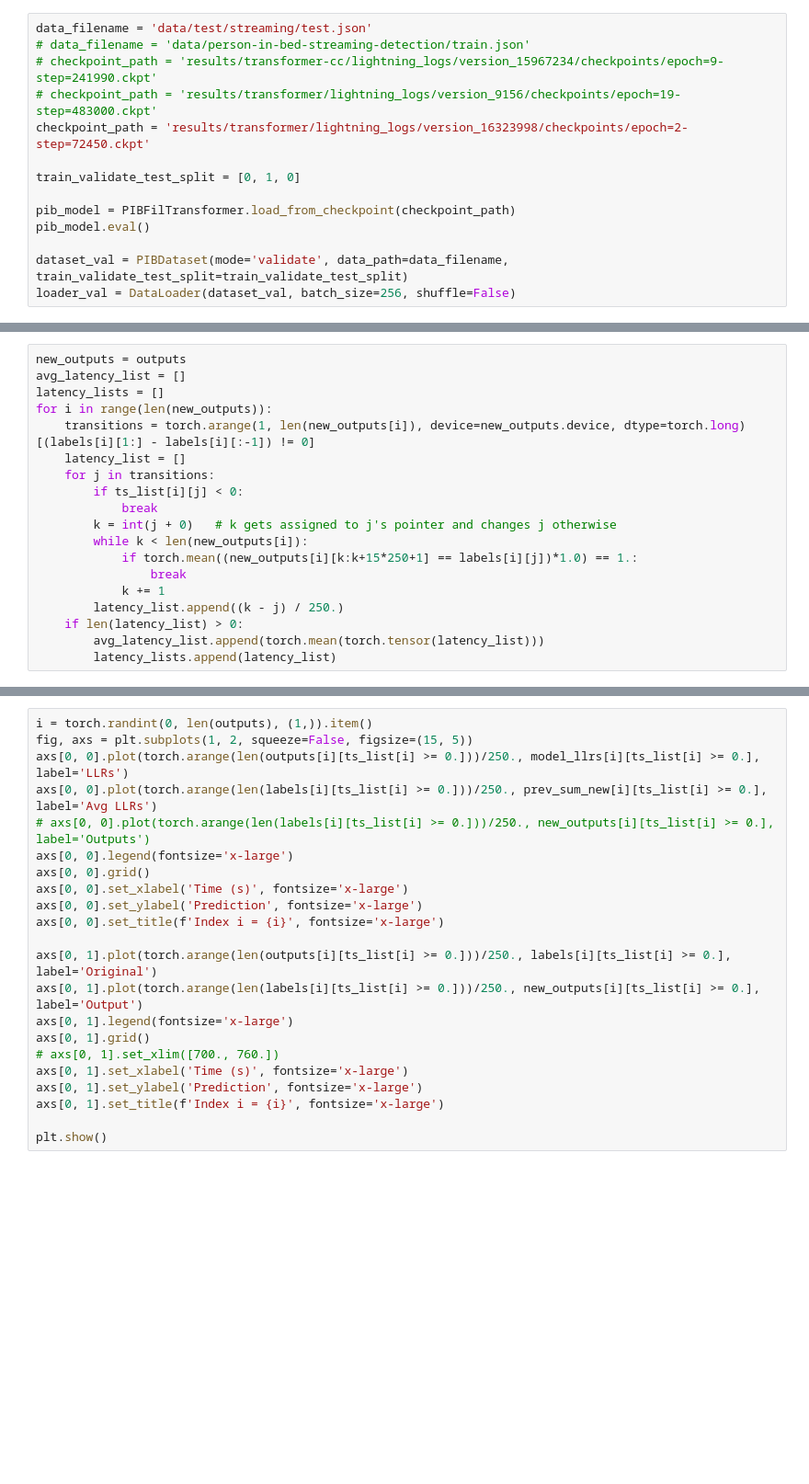
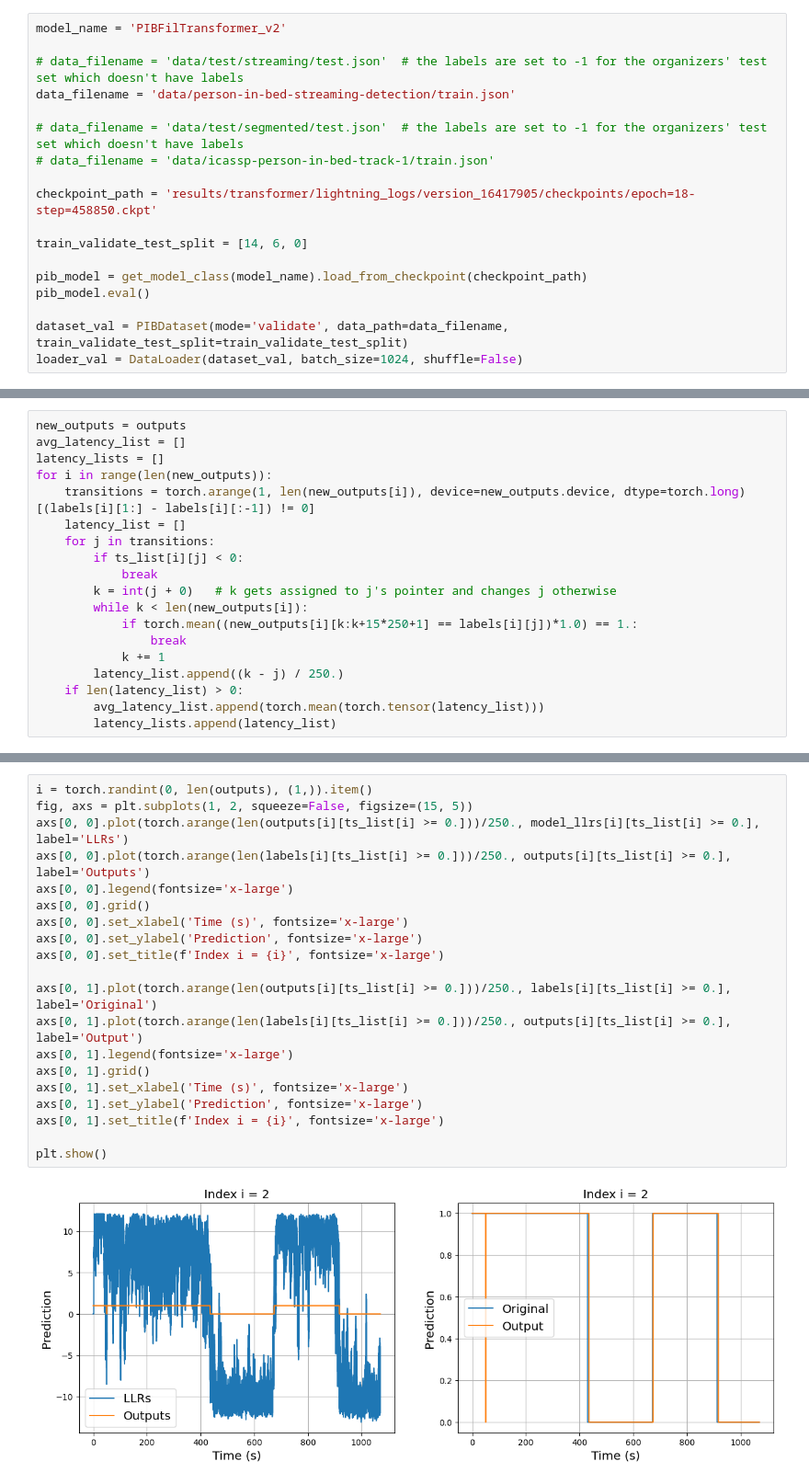
Before and after one commit to bakhil/pib, a Jupyter notebook: test-streaming.ipynb, the cells around one changed output, grey strips where cells are left out. Shown at 92% size. Cells and saved outputs as stored; diff of their text form; blank space fills up the shorter version.

Commit message:
Cleaned up model

```diff
--- a/test-streaming.ipynb
+++ b/test-streaming.ipynb
@@ -6,18 +6,22 @@ from dataset import PIBDataset
 from torch.utils.data import DataLoader
 import lightning as L
 # %%
-data_filename = 'data/test/streaming/test.json'
-# data_filename = 'data/person-in-bed-streaming-detection/train.json'
-# checkpoint_path = 'results/transformer-cc/lightning_logs/version_15967234/checkpoints/epoch=9-step=241990.ckpt'
-# checkpoint_path = 'results/transformer/lightning_logs/version_9156/checkpoints/epoch=19-step=483000.ckpt'
-checkpoint_path = 'results/transformer/lightning_logs/version_16323998/checkpoints/epoch=2-step=72450.ckpt'
+model_name = 'PIBFilTransformer_v2'
 
-train_validate_test_split = [0, 1, 0]
+# data_filename = 'data/test/streaming/test.json'  # the labels are set to -1 for the organizers' test set which doesn't have labels
+data_filename = 'data/person-in-bed-streaming-detection/train.json'
 
-pib_model = PIBFilTransformer.load_from_checkpoint(checkpoint_path)
+# data_filename = 'data/test/segmented/test.json'  # the labels are set to -1 for the organizers' test set which doesn't have labels
+# data_filename = 'data/icassp-person-in-bed-track-1/train.json'
+
+checkpoint_path = 'results/transformer/lightning_logs/version_16417905/checkpoints/epoch=18-step=458850.ckpt'
+
+train_validate_test_split = [14, 6, 0]
+
+pib_model = get_model_class(model_name).load_from_checkpoint(checkpoint_path)
 pib_model.eval()
 
 dataset_val = PIBDataset(mode='validate', data_path=data_filename, train_validate_test_split=train_validate_test_split)
-loader_val = DataLoader(dataset_val, batch_size=256, shuffle=False)
+loader_val = DataLoader(dataset_val, batch_size=1024, shuffle=False)
 # %%
 print(len(dataset_val))
@@ -72,22 +100,22 @@ print(torch.mean(torch.tensor(add_to_list)))
 # %%
 i = torch.randint(0, len(outputs), (1,)).item()
 fig, axs = plt.subplots(1, 2, squeeze=False, figsize=(15, 5))
 axs[0, 0].plot(torch.arange(len(outputs[i][ts_list[i] >= 0.]))/250., model_llrs[i][ts_list[i] >= 0.], label='LLRs')
-axs[0, 0].plot(torch.arange(len(labels[i][ts_list[i] >= 0.]))/250., prev_sum_new[i][ts_list[i] >= 0.], label='Avg LLRs')
-# axs[0, 0].plot(torch.arange(len(labels[i][ts_list[i] >= 0.]))/250., new_outputs[i][ts_list[i] >= 0.], label='Outputs')
+axs[0, 0].plot(torch.arange(len(labels[i][ts_list[i] >= 0.]))/250., outputs[i][ts_list[i] >= 0.], label='Outputs')
 axs[0, 0].legend(fontsize='x-large')
 axs[0, 0].grid()
 axs[0, 0].set_xlabel('Time (s)', fontsize='x-large')
 axs[0, 0].set_ylabel('Prediction', fontsize='x-large')
 axs[0, 0].set_title(f'Index i = {i}', fontsize='x-large')
 
 axs[0, 1].plot(torch.arange(len(outputs[i][ts_list[i] >= 0.]))/250., labels[i][ts_list[i] >= 0.], label='Original')
-axs[0, 1].plot(torch.arange(len(labels[i][ts_list[i] >= 0.]))/250., new_outputs[i][ts_list[i] >= 0.], label='Output')
+axs[0, 1].plot(torch.arange(len(labels[i][ts_list[i] >= 0.]))/250., outputs[i][ts_list[i] >= 0.], label='Output')
 axs[0, 1].legend(fontsize='x-large')
 axs[0, 1].grid()
-# axs[0, 1].set_xlim([700., 760.])
 axs[0, 1].set_xlabel('Time (s)', fontsize='x-large')
 axs[0, 1].set_ylabel('Prediction', fontsize='x-large')
 axs[0, 1].set_title(f'Index i = {i}', fontsize='x-large')
 
 plt.show()
+# %% [output]
+[figure, added]
```
Also changed, not shown: parts of 6 cells of this notebook, 3 other files.
